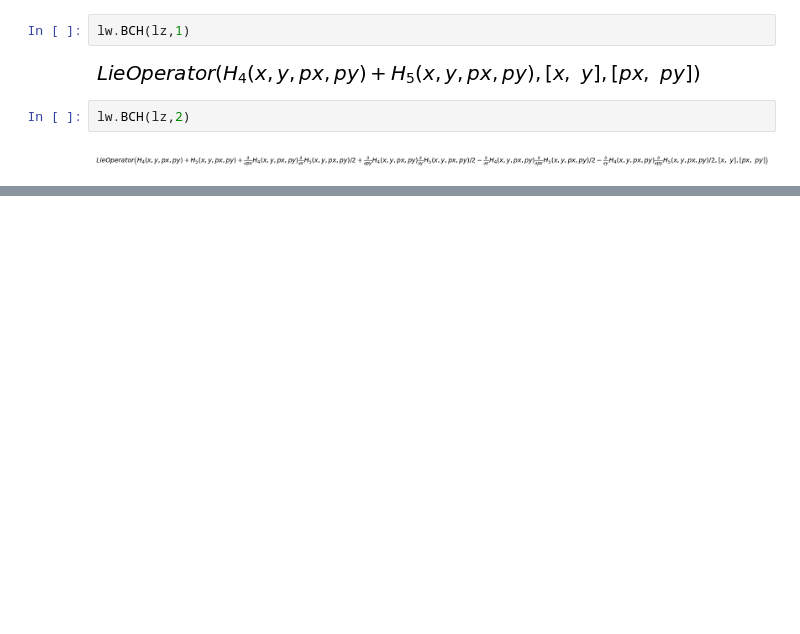
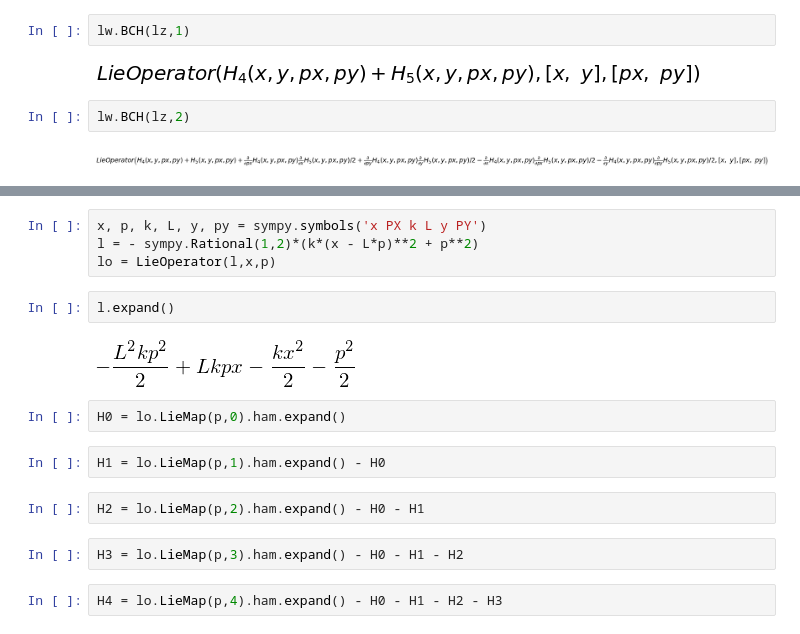
Before and after one commit to jernejfrank/LieTrafoAlg, a Jupyter notebook: LieOperatorAlgebra - Working version.ipynb, the cells around one changed output, grey strips where cells are left out. Saved outputs shown, nothing was run; the diff lists cells and outputs as text; blank space fills up the shorter version.

```diff
--- a/LieOperatorAlgebra - Working version.ipynb
+++ b/LieOperatorAlgebra - Working version.ipynb
@@ -317,3 +319,21 @@ lw.BCH(lz,2)
 lw.BCH(lz,3)
 # %% [output]
 [figure]
+# %%
+x, p, k, L, y, py = sympy.symbols('x PX k L y PY')
+l = - sympy.Rational(1,2)*(k*(x - L*p)**2 + p**2)
+lo = LieOperator(l,x,p)
+# %%
+l.expand()
+# %% [output]
+[figure, added]
+# %%
+H0 = lo.LieMap(p,0).ham.expand()
+# %%
+H1 = lo.LieMap(p,1).ham.expand() - H0
+# %%
+H2 = lo.LieMap(p,2).ham.expand() - H0 - H1
+# %%
+H3 = lo.LieMap(p,3).ham.expand() - H0 - H1 - H2
+# %%
+H4 = lo.LieMap(p,4).ham.expand() - H0 - H1 - H2 - H3
```
Also changed, not shown: parts of 24 cells of this notebook, 17 other files.
